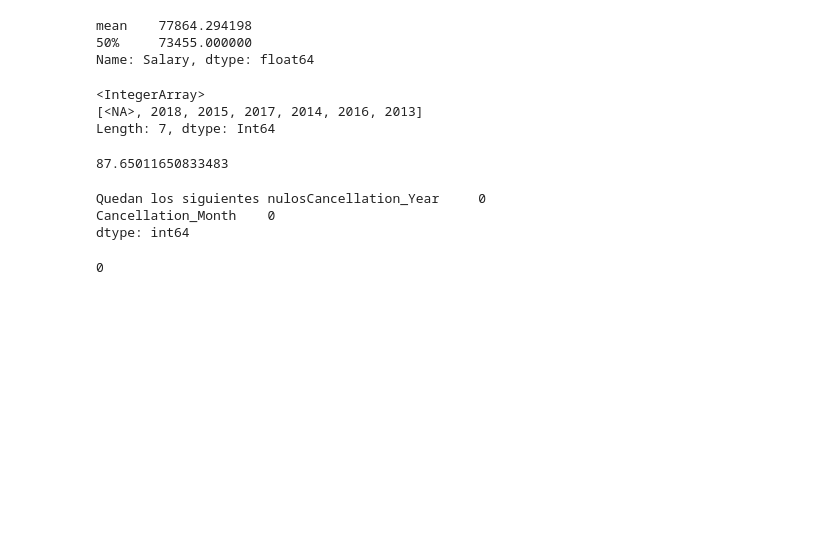
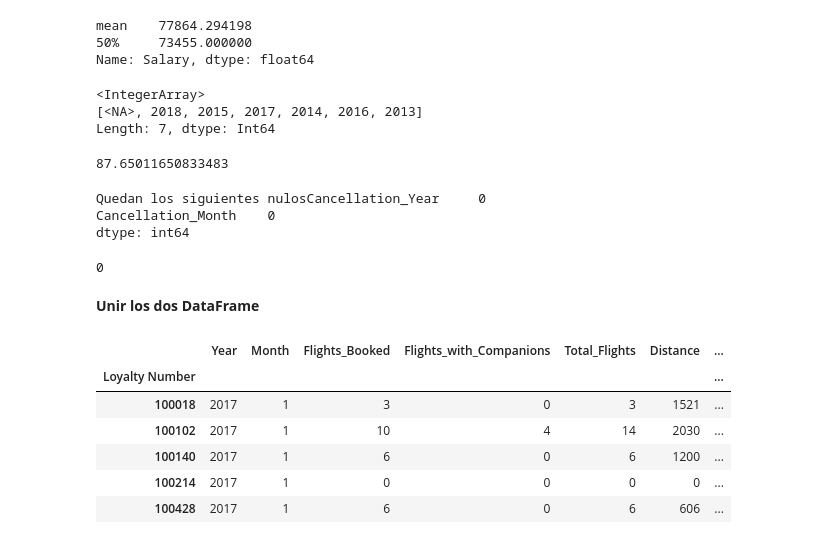
Before and after one commit to Adalab/bda-modulo-3-evaluacion-final-maitebarreravillarias, a Jupyter notebook: evaluacion_primera_version.ipynb, the cells around one changed output. Cells and saved outputs as stored; diff of their text form; code cells hidden in the pictures; blank space fills up the shorter version.

```diff
--- a/evaluacion_primera_version.ipynb
+++ b/evaluacion_primera_version.ipynb
@@ -494,3 +494,22 @@ dtype: int64
 df2.duplicated().sum()
 # %% [output]
 0
+# %% [markdown]
+**Unir los dos DataFrame**
+# %%
+""" puesto que se trata de dos dataFrames que tienen información distinta referida a la misma clave
+    hay que hacer un merge izquierdo basado en el índice común Loyalty Number. De este modo se conservan todas las filas del más numeroso
+    aunque no tengan coincidencia"""
+
+df_final = df1.merge(right=df2, how='left', on= "Loyalty Number")
+# %%
+#comprobaciones
+df_final.head()
+# %% [output]
+|  | Year | Month | Flights_Booked | Flights_with_Companions | Total_Flights | Distance | ... |
+| Loyalty Number |  |  |  |  |  |  | ... |
+| 100018 | 2017 | 1 | 3 | 0 | 3 | 1521 | ... |
+| 100102 | 2017 | 1 | 10 | 4 | 14 | 2030 | ... |
+| 100140 | 2017 | 1 | 6 | 0 | 6 | 1200 | ... |
+| 100214 | 2017 | 1 | 0 | 0 | 0 | 0 | ... |
+| 100428 | 2017 | 1 | 6 | 0 | 6 | 606 | ... |
```
Also changed, not shown: parts of 24 cells of this notebook, 1 other file.
